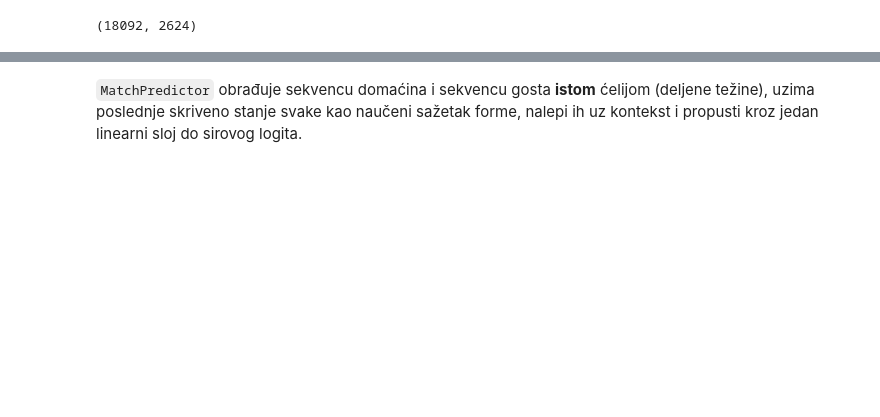
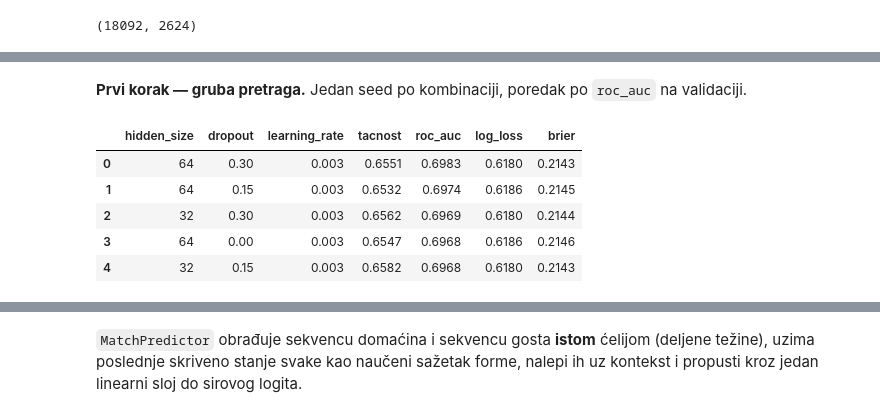
Before and after one commit to janaaas/ML_projekat, a Jupyter notebook: notebooks/04-03-gru.ipynb, the cells around one changed output, grey strips where cells are left out. Saved outputs shown, nothing was run; the diff lists cells and outputs as text; code cells hidden in the pictures; blank space fills up the shorter version.

```diff
--- a/notebooks/04-03-gru.ipynb
+++ b/notebooks/04-03-gru.ipynb
@@ -64,0 +76,18 @@ len(dataset_train), len(dataset_val)
+# %% [markdown]
+**Prvi korak — gruba pretraga.** Jedan seed po kombinaciji, poredak po `roc_auc` na validaciji.
+# %%
+rezultati_pretrage = train.search_hyperparameters(
+    loader_train, loader_val,
+    n_features=home_train.shape[-1],
+    n_context=context_train.shape[-1],
+    cell="gru",
+)
+
+rezultati_pretrage.head(5).round(4)
+# %% [output]
+|  | hidden_size | dropout | learning_rate | tacnost | roc_auc | log_loss | brier |
+| 0 | 64 | 0.30 | 0.003 | 0.6551 | 0.6983 | 0.6180 | 0.2143 |
+| 1 | 64 | 0.15 | 0.003 | 0.6532 | 0.6974 | 0.6186 | 0.2145 |
+| 2 | 32 | 0.30 | 0.003 | 0.6562 | 0.6969 | 0.6180 | 0.2144 |
+| 3 | 64 | 0.00 | 0.003 | 0.6547 | 0.6968 | 0.6186 | 0.2146 |
+| 4 | 32 | 0.15 | 0.003 | 0.6582 | 0.6968 | 0.6180 | 0.2143 |
```
Also changed, not shown: parts of 44 cells of this notebook, 7 other files.
